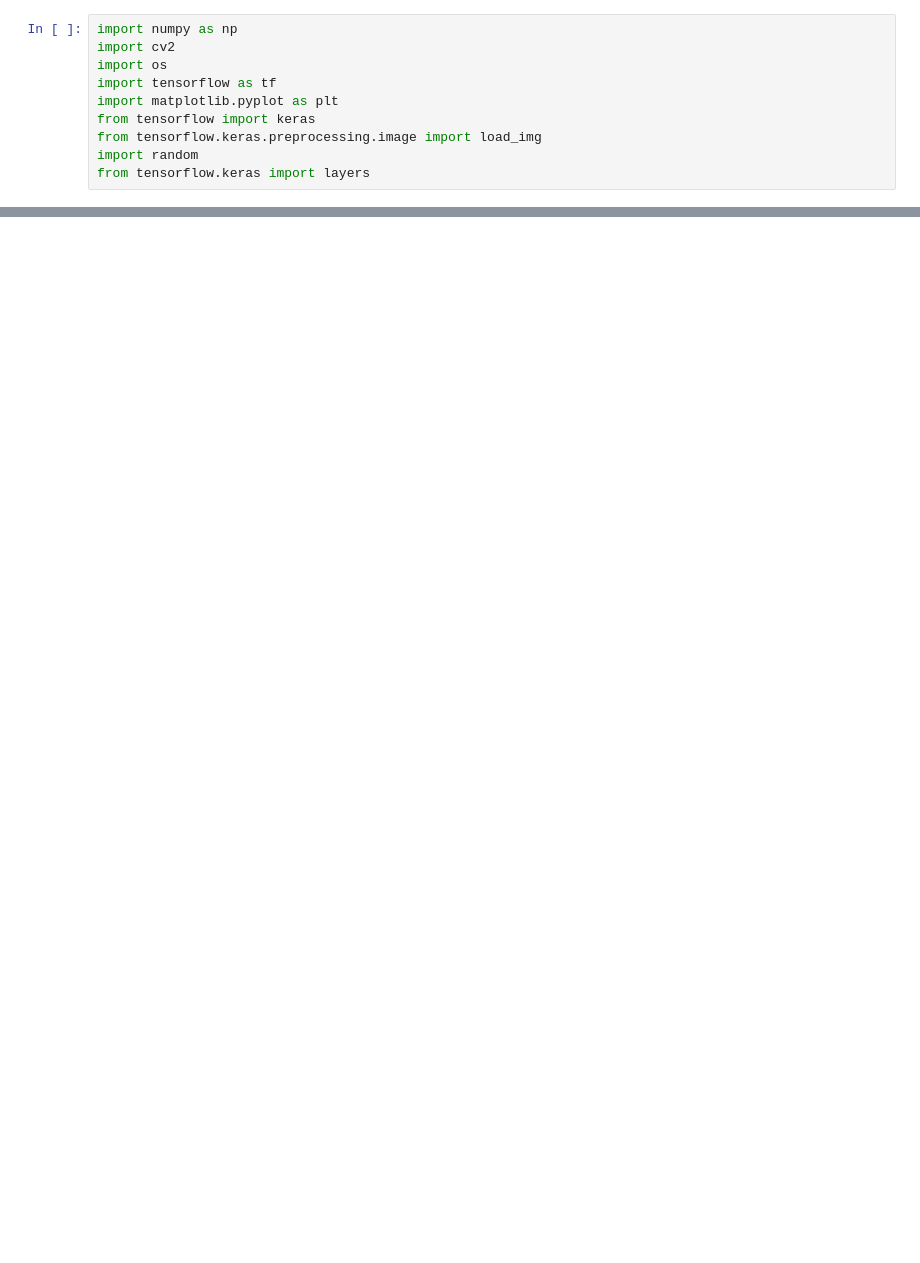
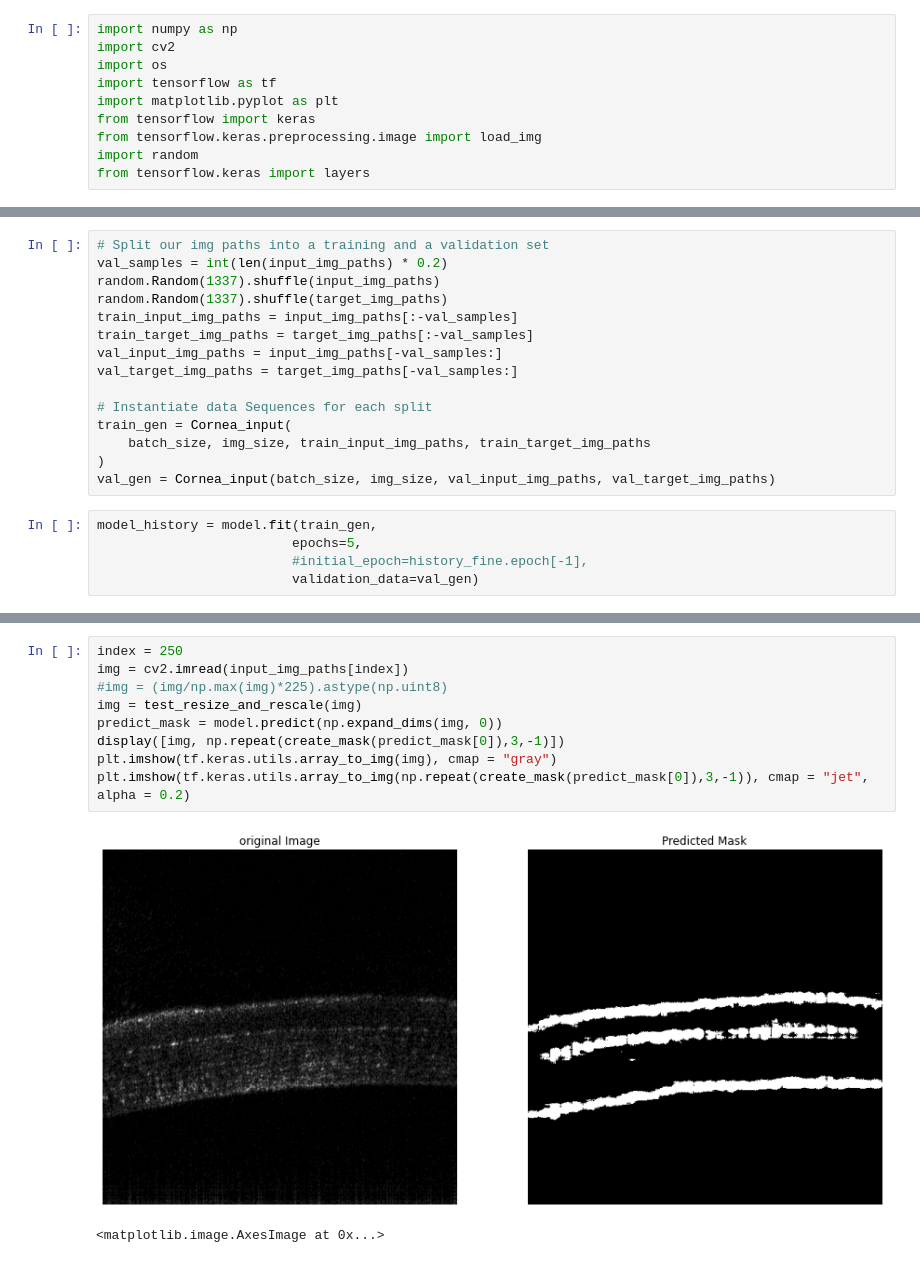
Before and after one commit to unrealxiao/cornea, a Jupyter notebook: cornea_model.ipynb, the cells around one changed output, grey strips where cells are left out. Drawn from its saved outputs; the diff is of its cells as text; blank space fills up the shorter version.

Commit message:
model saved

```diff
--- a/cornea_model.ipynb
+++ b/cornea_model.ipynb
@@ -121,0 +253,20 @@ array([0, 1], dtype=uint8)
+# %%
+# Split our img paths into a training and a validation set
+val_samples = int(len(input_img_paths) * 0.2)
+random.Random(1337).shuffle(input_img_paths)
+random.Random(1337).shuffle(target_img_paths)
+train_input_img_paths = input_img_paths[:-val_samples]
+train_target_img_paths = target_img_paths[:-val_samples]
+val_input_img_paths = input_img_paths[-val_samples:]
+val_target_img_paths = target_img_paths[-val_samples:]
+
+# Instantiate data Sequences for each split
+train_gen = Cornea_input(
+    batch_size, img_size, train_input_img_paths, train_target_img_paths
+)
+val_gen = Cornea_input(batch_size, img_size, val_input_img_paths, val_target_img_paths)
+# %%
+model_history = model.fit(train_gen,
+                         epochs=5,
+                         #initial_epoch=history_fine.epoch[-1],
+                         validation_data=val_gen)
@@ -121,0 +284,12 @@ array([0, 1], dtype=uint8)
+# %%
+index = 250
+img = cv2.imread(input_img_paths[index])
+#img = (img/np.max(img)*225).astype(np.uint8)
+img = test_resize_and_rescale(img)
+predict_mask = model.predict(np.expand_dims(img, 0))
+display([img, np.repeat(create_mask(predict_mask[0]),3,-1)])
+plt.imshow(tf.keras.utils.array_to_img(img), cmap = "gray")
+plt.imshow(tf.keras.utils.array_to_img(np.repeat(create_mask(predict_mask[0]),3,-1)), cmap = "jet", alpha = 0.2)
+# %% [output]
+[figure, added]
+<matplotlib.image.AxesImage at 0x...>
```
Also changed, not shown: parts of 10 cells of this notebook, 5 other files.
